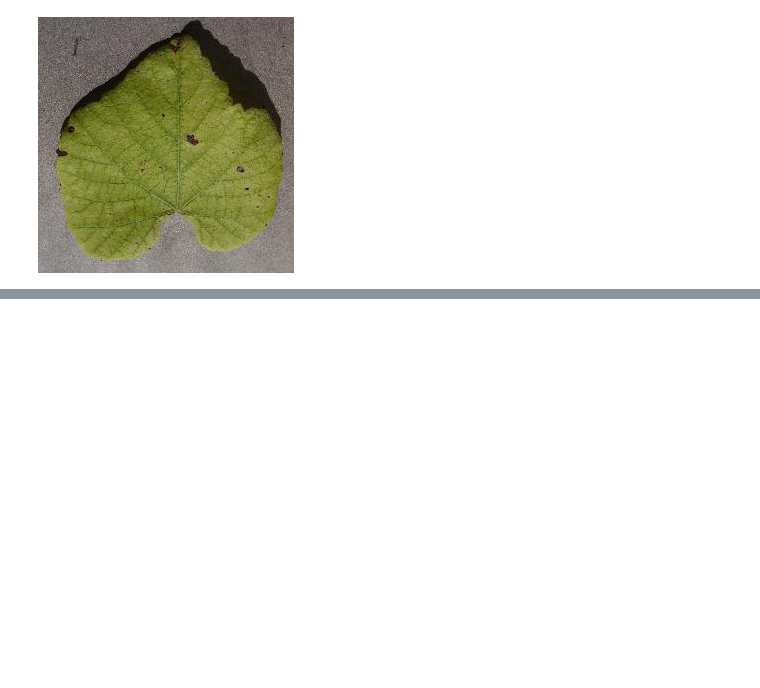
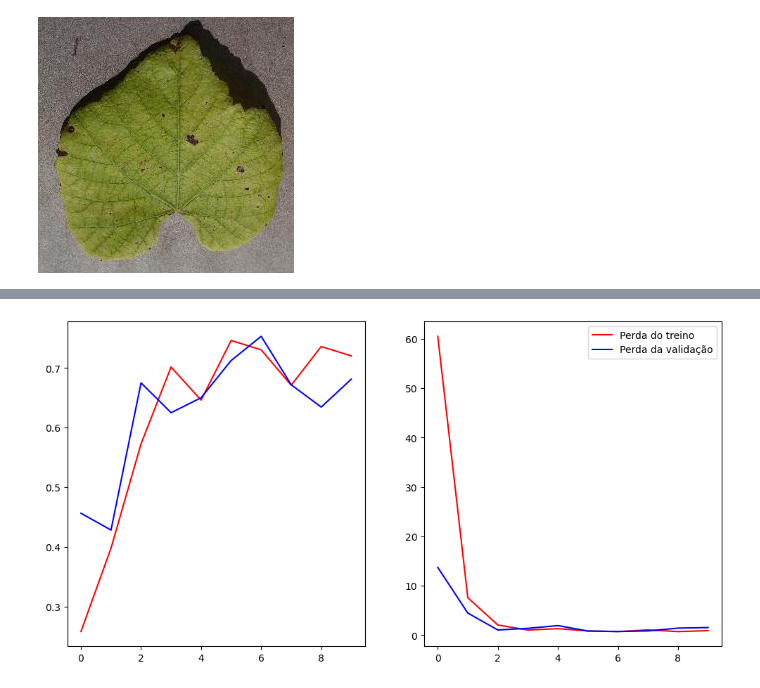
Before and after one commit to marcos-datadev/Keras-image-classifier, a Jupyter notebook: main.ipynb, the cells around one changed output, grey strips where cells are left out. Cells and saved outputs as stored; diff of their text form; code cells hidden in the pictures; blank space fills up the shorter version.

```diff
--- a/main.ipynb
+++ b/main.ipynb
@@ -22,0 +64,9 @@ PIL.Image.open(str(leafblight[0]))
+# %%
+validacao = tf.keras.utils.image_dataset_from_directory(
+    data_dir,
+    validation_split=0.2,
+    subset='validation',
+    seed=568,
+    image_size=(altura, largura),
+    batch_size=batch_size
+)
@@ -22,0 +80,25 @@ PIL.Image.open(str(leafblight[0]))
+# %%
+tf.random.set_seed(424242)
+
+modelo = tf.keras.models.Sequential(
+    [
+        tf.keras.layers.Input(shape=(altura, largura, canais)),
+        tf.keras.layers.Rescaling(1./255),
+        tf.keras.layers.Flatten(),
+        tf.keras.layers.Dense(128, activation=tf.nn.relu),
+        tf.keras.layers.Dense(4, activation=tf.nn.softmax)
+    ]
+)
+# %%
+modelo.compile(
+    optimizer=tf.keras.optimizers.Adam(),
+    loss='sparse_categorical_crossentropy',
+    metrics=['accuracy']
+)
+# %%
+epocas = 10
+history = modelo.fit(
+    treino,
+    validation_data=validacao,
+    epochs=epocas
+)
@@ -22,0 +198,4 @@ PIL.Image.open(str(leafblight[0]))
+# %%
+plota_resultados(history, epocas)
+# %% [output]
+[figure, added]
```
Also changed, not shown: parts of 9 cells of this notebook, 1 other file.
